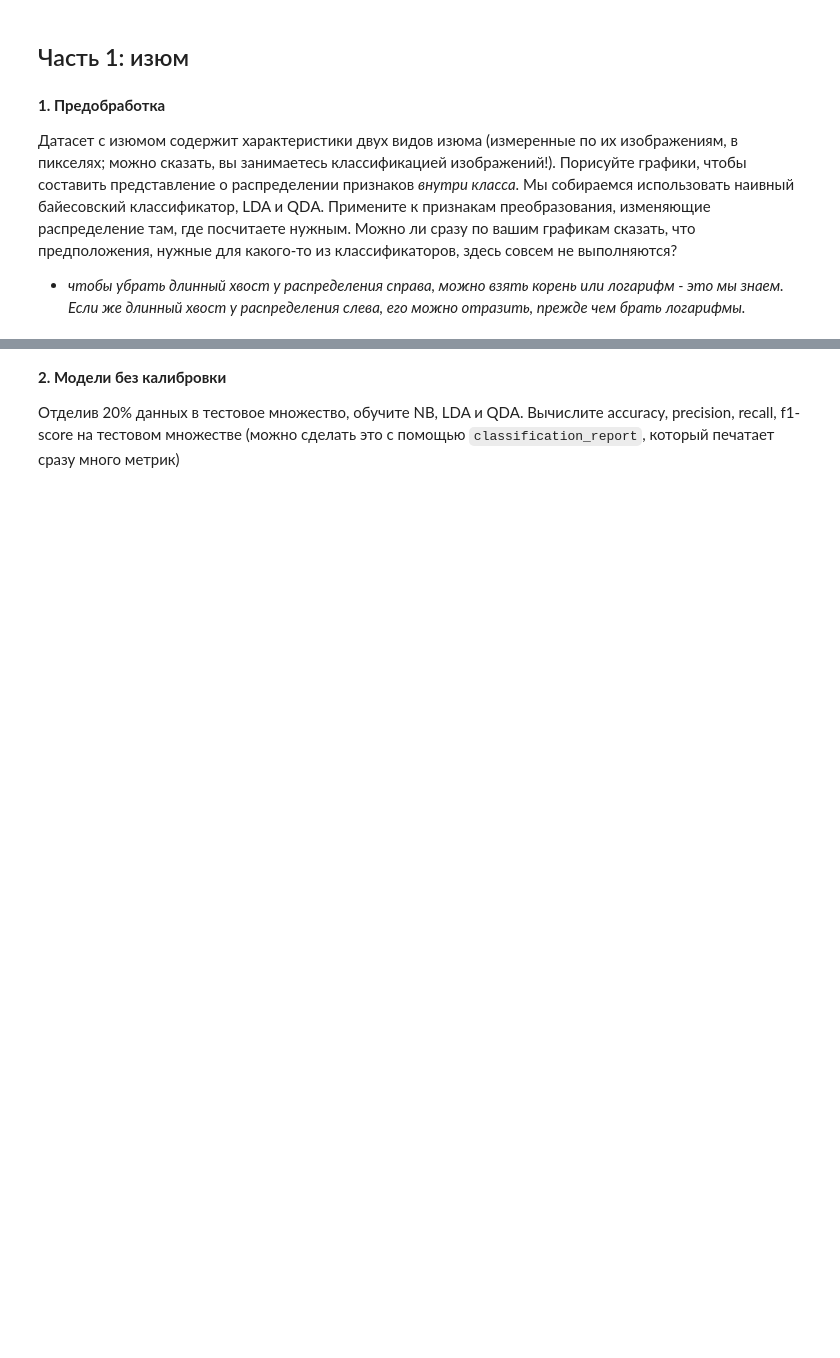
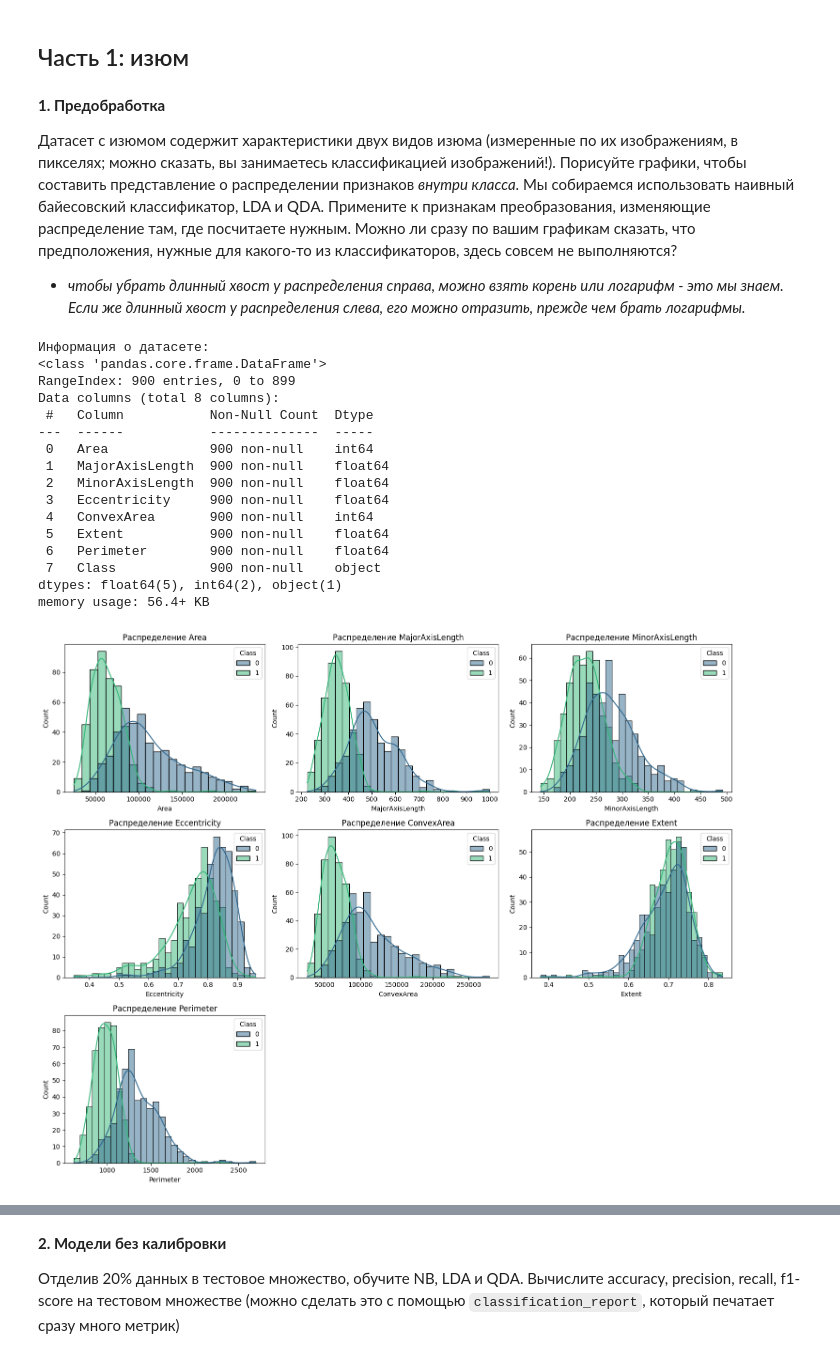
Before and after one commit to UladzislauShuman/university_homework, a Jupyter notebook: famcs_homework/ML/lab3/LB3_template.ipynb, the cells around one changed output, grey strips where cells are left out. Saved outputs shown, nothing was run; the diff lists cells and outputs as text; code cells hidden in the pictures; blank space fills up the shorter version.

```diff
--- a/famcs_homework/ML/lab3/LB3_template.ipynb
+++ b/famcs_homework/ML/lab3/LB3_template.ipynb
@@ -17,3 +17,62 @@ from sklearn.calibration import CalibratedClassifierCV, CalibrationDisplay, cali
 Датасет с изюмом содержит характеристики двух видов изюма (измеренные по их изображениям, в пикселях; можно сказать, вы занимаетесь классификацией изображений!). Порисуйте графики, чтобы составить представление о распределении признаков *внутри класса*. Мы собираемся использовать наивный байесовский классификатор, LDA и QDА. Примените к признакам преобразования, изменяющие распределение там, где посчитаете нужным. Можно ли сразу по вашим графикам сказать, что предположения, нужные для какого-то из классификаторов, здесь совсем не выполняются?
 
 - *чтобы убрать длинный хвост у распределения справа, можно взять корень или логарифм - это мы знаем. Если же длинный хвост у распределения слева, его можно отразить, прежде чем брать логарифмы.*
+# %%
+import seaborn as sns
+from sklearn.model_selection import train_test_split
+from sklearn.preprocessing import LabelEncoder
+
+# Загружаем данные
+raisin_df = pd.read_csv('Raisin_Dataset.csv')
+
+# Посмотрим на первые строки и информацию
+print("\nИнформация о датасете:")
+raisin_df.info()
+
+# Преобразуем текстовые метки классов в числовые (0 и 1)
+le = LabelEncoder()
+raisin_df['Class'] = le.fit_transform(raisin_df['Class'])
+# Посмотрим, какой класс чему соответствует: le.classes_ -> array(['Besni', 'Kecimen'], dtype=object)
+# Besni -> 0, Kecimen -> 1
+
+# Разделим признаки (X) и целевую переменную (y)
+X = raisin_df.drop('Class', axis=1)
+y = raisin_df['Class']
+
+# Визуализация распределений признаков внутри каждого класса
+features = X.columns
+n_features = len(features)
+n_cols = 3
+n_rows = (n_features + n_cols - 1) // n_cols
+
+fig, axes = plt.subplots(n_rows, n_cols, figsize=(15, 12))
+axes = axes.flatten()
+
+for i, feature in enumerate(features):
+    sns.histplot(data=raisin_df, x=feature, hue='Class', kde=True, ax=axes[i], palette='viridis')
+    axes[i].set_title(f'Распределение {feature}')
+
+# Скрываем лишние пустые графики
+for j in range(i + 1, len(axes)):
+    fig.delaxes(axes[j])
+
+plt.tight_layout()
+plt.show()
+# %% [output]
+Информация о датасете:
+<class 'pandas.core.frame.DataFrame'>
+RangeIndex: 900 entries, 0 to 899
+Data columns (total 8 columns):
+ #   Column           Non-Null Count  Dtype
+---  ------           --------------  -----
+ 0   Area             900 non-null    int64
+ 1   MajorAxisLength  900 non-null    float64
+ 2   MinorAxisLength  900 non-null    float64
+ 3   Eccentricity     900 non-null    float64
+ 4   ConvexArea       900 non-null    int64
+ 5   Extent           900 non-null    float64
+ 6   Perimeter        900 non-null    float64
+ 7   Class            900 non-null    object
+dtypes: float64(5), int64(2), object(1)
+memory usage: 56.4+ KB
+[figure, added]
```
Also changed, not shown: parts of 9 cells of this notebook, 1 other file.
